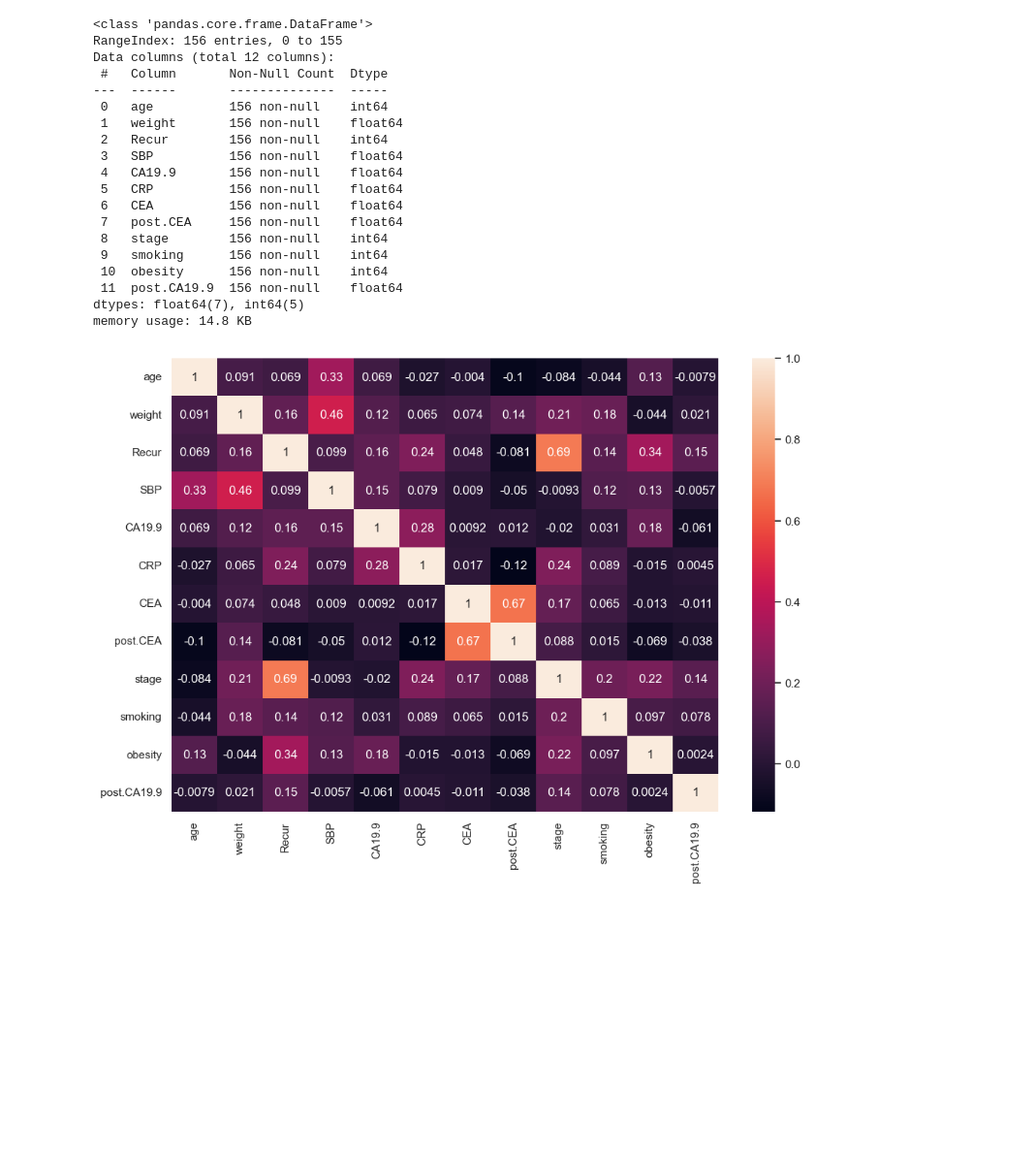
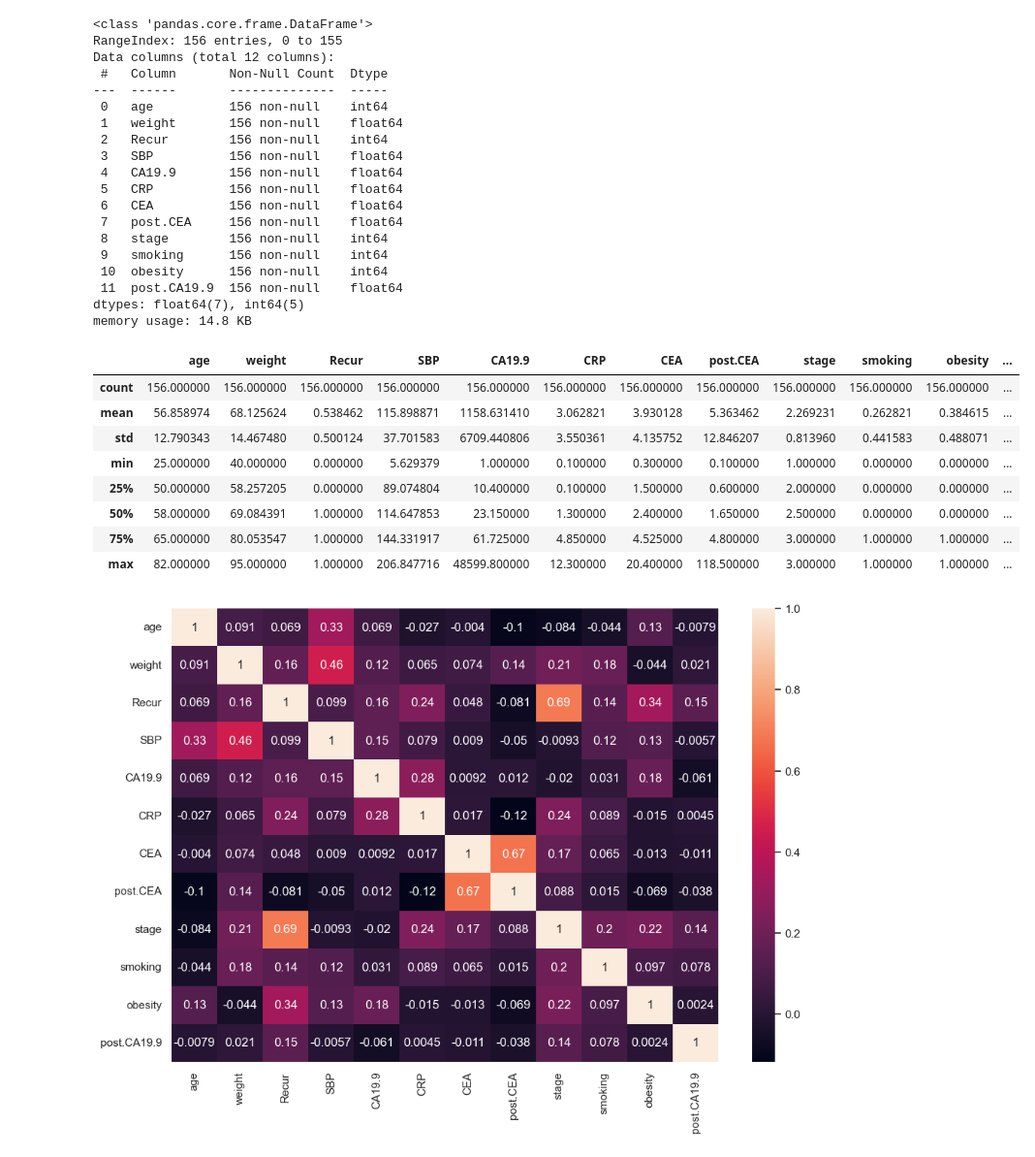
Before and after one commit to jihun5/it_jupyter, a Jupyter notebook: 05-데이터마이닝/03_tensorflow/연습문제(2).ipynb, the cells around one changed output. Shown at 97% size. Cells and saved outputs as stored; diff of their text form; code cells hidden in the pictures; blank space fills up the shorter version.

```diff
--- a/05-데이터마이닝/03_tensorflow/연습문제(2).ipynb
+++ b/05-데이터마이닝/03_tensorflow/연습문제(2).ipynb
@@ -49,6 +55,18 @@ Data columns (total 12 columns):
  11  post.CA19.9  156 non-null    float64
 dtypes: float64(7), int64(5)
 memory usage: 14.8 KB
+# %%
+df.describe()
+# %% [output]
+|  | age | weight | Recur | SBP | CA19.9 | CRP | CEA | post.CEA | stage | smoking | obesity | ... |
+| count | 156.000000 | 156.000000 | 156.000000 | 156.000000 | 156.000000 | 156.000000 | 156.000000 | 156.000000 | 156.000000 | 156.000000 | 156.000000 | ... |
+| mean | 56.858974 | 68.125624 | 0.538462 | 115.898871 | 1158.631410 | 3.062821 | 3.930128 | 5.363462 | 2.269231 | 0.262821 | 0.384615 | ... |
+| std | 12.790343 | 14.467480 | 0.500124 | 37.701583 | 6709.440806 | 3.550361 | 4.135752 | 12.846207 | 0.813960 | 0.441583 | 0.488071 | ... |
+| min | 25.000000 | 40.000000 | 0.000000 | 5.629379 | 1.000000 | 0.100000 | 0.300000 | 0.100000 | 1.000000 | 0.000000 | 0.000000 | ... |
+| 25% | 50.000000 | 58.257205 | 0.000000 | 89.074804 | 10.400000 | 0.100000 | 1.500000 | 0.600000 | 2.000000 | 0.000000 | 0.000000 | ... |
+| 50% | 58.000000 | 69.084391 | 1.000000 | 114.647853 | 23.150000 | 1.300000 | 2.400000 | 1.650000 | 2.500000 | 0.000000 | 0.000000 | ... |
+| 75% | 65.000000 | 80.053547 | 1.000000 | 144.331917 | 61.725000 | 4.850000 | 4.525000 | 4.800000 | 3.000000 | 1.000000 | 1.000000 | ... |
+| max | 82.000000 | 95.000000 | 1.000000 | 206.847716 | 48599.800000 | 12.300000 | 20.400000 | 118.500000 | 3.000000 | 1.000000 | 1.000000 | ... |
 # %%
 plt.figure(figsize=(12,8))
 sb.set(font_scale=1.0)
```
Also changed, not shown: parts of 13 cells of this notebook, 1 other file.
